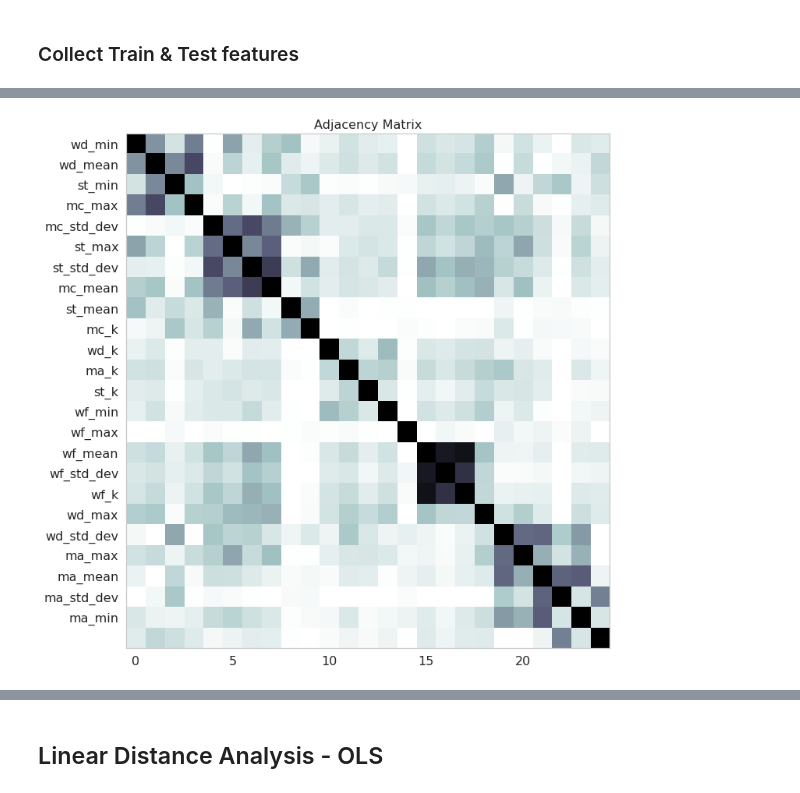
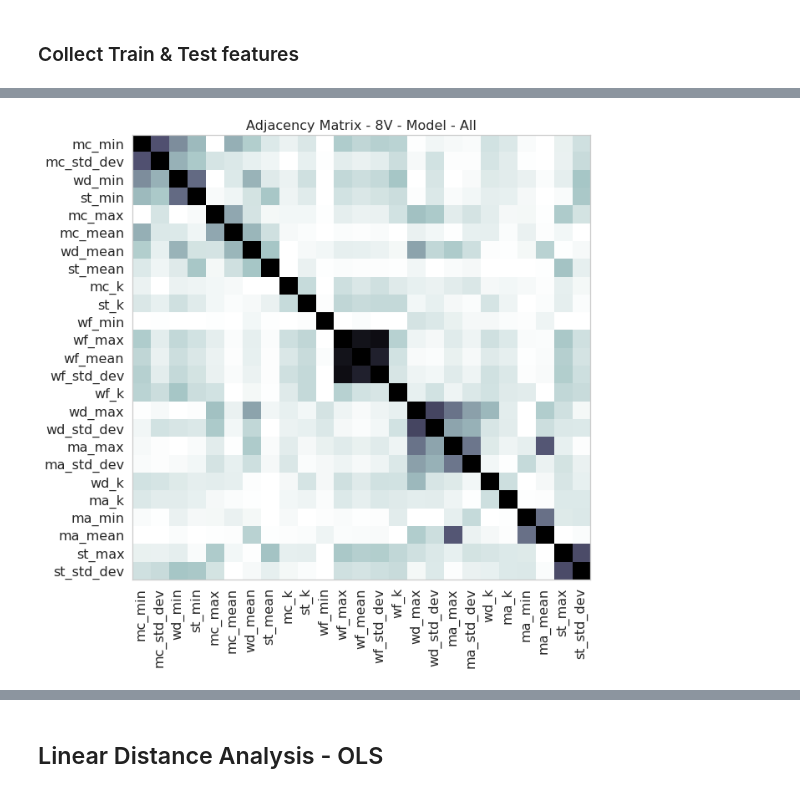
Before and after one commit to arunavanag591/odor_analysis, a Jupyter notebook: data_exploration/dataClassification.ipynb, the cells around one changed output, grey strips where cells are left out. Drawn from its saved outputs; the diff is of its cells as text; code cells hidden in the pictures.

Commit message:
new figures added

```diff
--- a/data_exploration/dataClassification.ipynb
+++ b/data_exploration/dataClassification.ipynb
@@ -161,9 +161,13 @@ def gather_stat_timed(dataframe, distance_class, duration_of_encounters,X,y,D,N,
 # df_notwindy=create_class_column_fullts(pd.read_hdf(dir+'NotWindy/NotWindyMASigned.h5'))
 # df_forest=create_class_column_fullts(pd.read_hdf(dir+'Forest/ForestMASigned.h5'))
 
-fdf_windy = pd.read_hdf(dir+'Windy/WindyStatsTime_std.h5')
-fdf_notwindy = pd.read_hdf(dir+'NotWindy/NotWindyStatsTime_std.h5')
-fdf_forest = pd.read_hdf(dir+'Forest/ForestStatsTime_std.h5')
+fdf_windy = create_class_column_log(pd.read_hdf(dir+'Windy/WindyMASigned_8.h5'))
+fdf_notwindy = create_class_column_log(pd.read_hdf(dir+'NotWindy/NotWindyMASigned_8.h5'))
+fdf_forest = create_class_column_log(pd.read_hdf(dir+'Forest/ForestMASigned_8.h5'))
+
+# fdf_windy=pd.read_hdf(dir+'Windy/WindyStatsTime_std.h5')
+# fdf_notwindy=pd.read_hdf(dir+'NotWindy/NotWindyStatsTime_std.h5')
+# fdf_forest=pd.read_hdf(dir+'Forest/ForestStatsTime_std.h5')
 # %% [markdown]
 ### Collect Train & Test features
 # %%
@@ -253,3 +270,0 @@ def calculate_louvain_communities(assignment_matrix, node_order=None):
-# %%
-REMOVE_Y_CORR = True
-y=dataframe.distance
@@ -343,15 +293,36 @@ new_list
+# %%
+n = []
+for i in range(len(X)):
+    n.append(X[i].name)
+
+dicts = {}
+keys = range(len(X))
+values = n
+for i in keys:
+        dicts[i] = values[i]
+
+new_list_label = sorted(dicts.items(), key=lambda pair: nodes_louvain_ordered.index(pair[0]))
+
+new_list = []
+for i in range(len(new_list_label)):
+    new_list.append(new_list_label[i][1])
+new_list.insert(0, 0)
 # %%
-f,(ax) = plt.subplots(1,1,figsize=(10,10))
+f,(ax) = plt.subplots(1,1,figsize=(9,9))
 ax.imshow(adjacency_matrix,cmap='bone_r',  aspect='auto')
 
 
 ax.grid(False)
-ax.set_title('Adjacency Matrix')
+ax.set_title('Adjacency Matrix - 8V - Model - All')
+
+ax.yaxis.set_major_locator(plt.MaxNLocator(25))
 ax.set_yticklabels(new_list)
-ax.yaxis.set_major_locator(plt.MaxNLocator(25))
+
+ax.xaxis.set_major_locator(plt.MaxNLocator(25))
+ax.set_xticklabels(new_list, rotation=90)
 
 f.tight_layout(pad=1)
 figurefirst.mpl_functions.set_fontsize(f, 16)
-# f.savefig('../../Figure/community_selected_params.jpeg', dpi=300, bbox_inches = "tight")
+# f.savefig('../../Figure/community_all_8.jpeg', dpi=300, bbox_inches = "tight")
 # %% [output]
-[figure, old version]
+[figure, new version]
```
Also changed, not shown: parts of 22 cells of this notebook, 6 other files.
